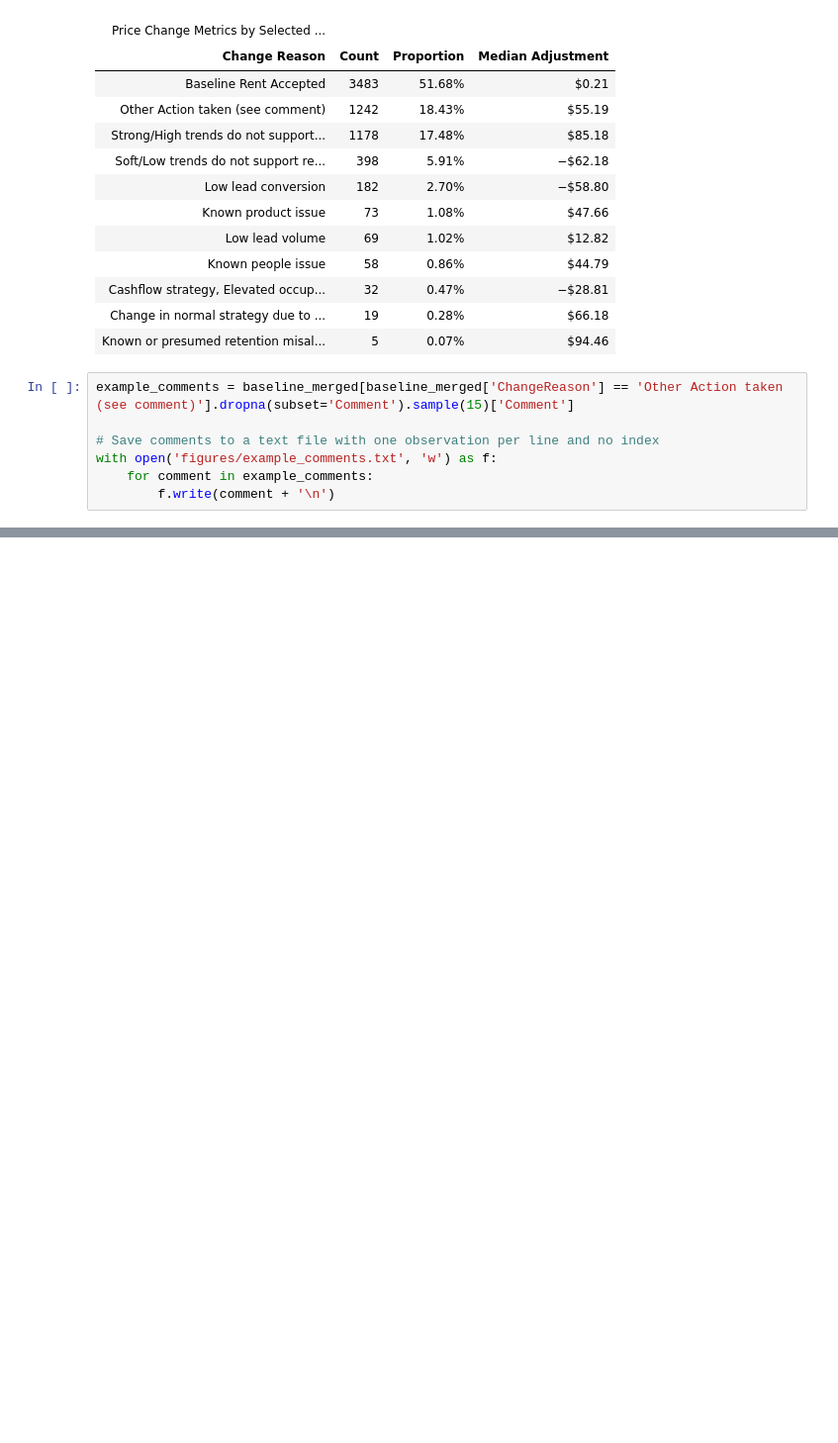
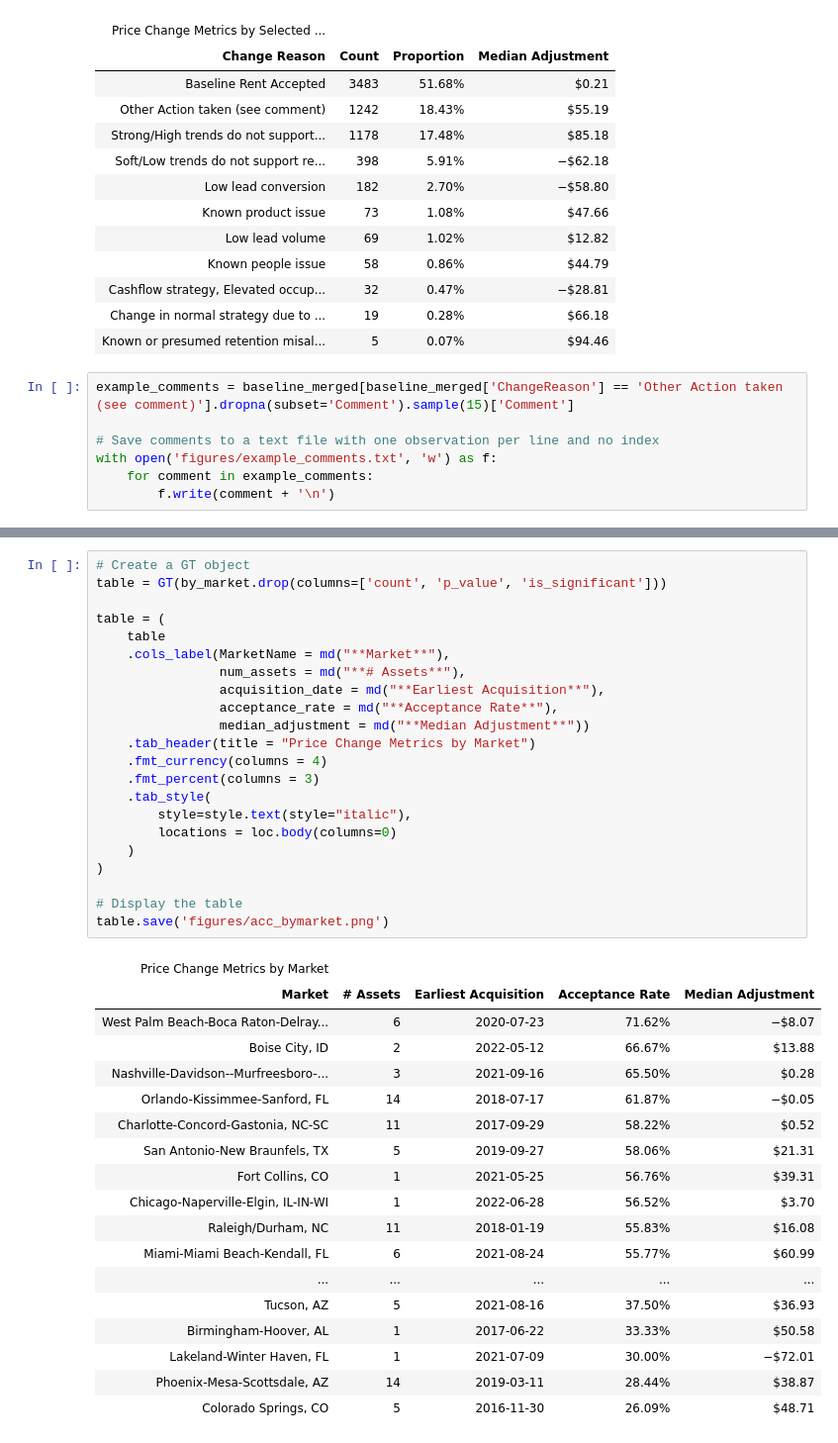
Before and after one commit to tysonking02/rm_edits, a Jupyter notebook: rm_edits_exploratory.ipynb, the cells around one changed output, grey strips where cells are left out. Shown: that part at 99% size. Drawn from its saved outputs; the diff is of its cells as text; blank space fills up the shorter version.

Commit message:
change some tables

```diff
--- a/rm_edits_exploratory.ipynb
+++ b/rm_edits_exploratory.ipynb
@@ -278,3 +324,44 @@ table.save('figures/low_acc_bymarket.png')
+# %%
+# Create a GT object
+table = GT(by_market.drop(columns=['count', 'p_value', 'is_significant']))
+
+table = (
+    table
+    .cols_label(MarketName = md("**Market**"),
+                num_assets = md("**# Assets**"),
+                acquisition_date = md("**Earliest Acquisition**"),
+                acceptance_rate = md("**Acceptance Rate**"),
+                median_adjustment = md("**Median Adjustment**"))
+    .tab_header(title = "Price Change Metrics by Market")
+    .fmt_currency(columns = 4)
+    .fmt_percent(columns = 3)
+    .tab_style(
+        style=style.text(style="italic"),
+        locations = loc.body(columns=0)
+    )
+)
+
+# Display the table
+table.save('figures/acc_bymarket.png')
+# %% [output]
+| Price Change Metrics by Market |  |  |  |  |
+| Market | # Assets | Earliest Acquisition | Acceptance Rate | Median Adjustment |
+| West Palm Beach-Boca Raton-Delray... | 6 | 2020-07-23 | 71.62% | −$8.07 |
+| Boise City, ID | 2 | 2022-05-12 | 66.67% | $13.88 |
+| Nashville-Davidson--Murfreesboro-... | 3 | 2021-09-16 | 65.50% | $0.28 |
+| Orlando-Kissimmee-Sanford, FL | 14 | 2018-07-17 | 61.87% | −$0.05 |
+| Charlotte-Concord-Gastonia, NC-SC | 11 | 2017-09-29 | 58.22% | $0.52 |
+| San Antonio-New Braunfels, TX | 5 | 2019-09-27 | 58.06% | $21.31 |
+| Fort Collins, CO | 1 | 2021-05-25 | 56.76% | $39.31 |
+| Chicago-Naperville-Elgin, IL-IN-WI | 1 | 2022-06-28 | 56.52% | $3.70 |
+| Raleigh/Durham, NC | 11 | 2018-01-19 | 55.83% | $16.08 |
+| Miami-Miami Beach-Kendall, FL | 6 | 2021-08-24 | 55.77% | $60.99 |
+| ... | ... | ... | ... | ... |
+| Tucson, AZ | 5 | 2021-08-16 | 37.50% | $36.93 |
+| Birmingham-Hoover, AL | 1 | 2017-06-22 | 33.33% | $50.58 |
+| Lakeland-Winter Haven, FL | 1 | 2021-07-09 | 30.00% | −$72.01 |
+| Phoenix-Mesa-Scottsdale, AZ | 14 | 2019-03-11 | 28.44% | $38.87 |
+| Colorado Springs, CO | 5 | 2016-11-30 | 26.09% | $48.71 |
 # %%
 above_average_markets = significant_markets[significant_markets['acceptance_rate'] > overall_mean_acceptance_rate]
 
```
Also changed, not shown: parts of 5 cells of this notebook, 6 other files.
